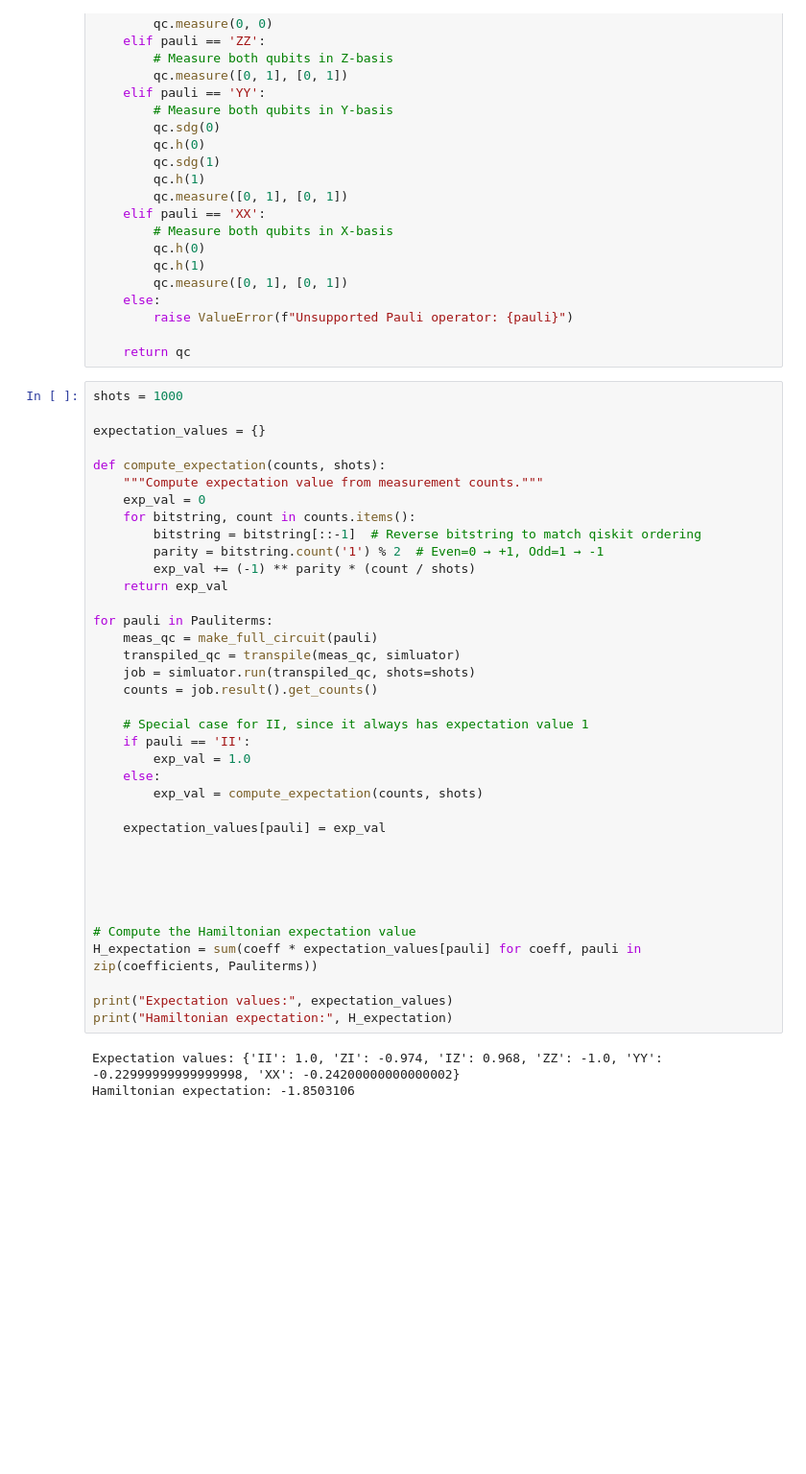
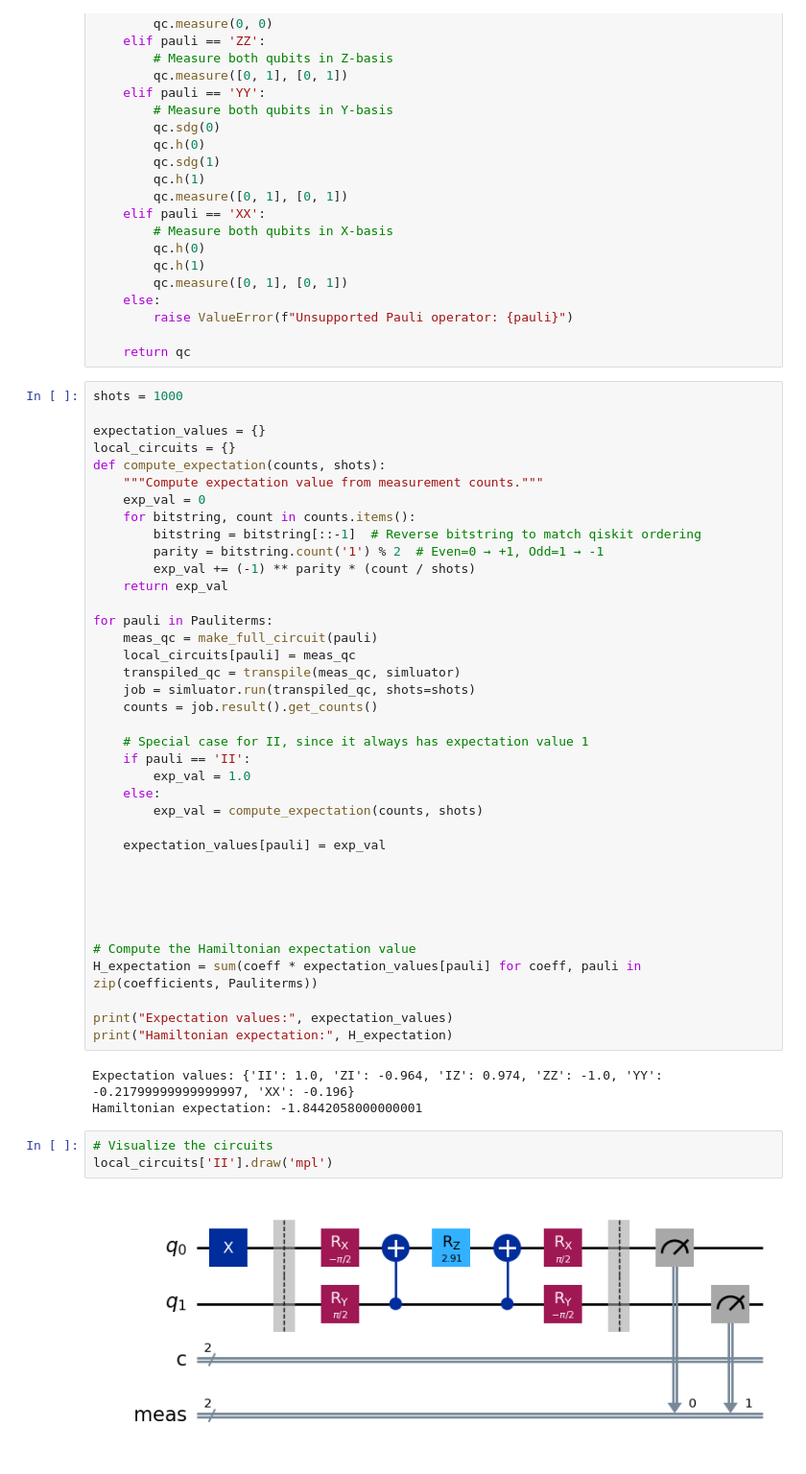
Before and after one commit to JoeJoeNguyen/quantumComputing, a Jupyter notebook: QML/Tqr.ipynb, the cells around one changed output. Shown at 96% size. Drawn from its saved outputs; the diff is of its cells as text; blank space fills up the shorter version.

```diff
--- a/QML/Tqr.ipynb
+++ b/QML/Tqr.ipynb
@@ -547,7 +547,7 @@ def make_full_circuit(pauli):
 shots = 1000
 
 expectation_values = {}
-
+local_circuits = {}
 def compute_expectation(counts, shots):
     """Compute expectation value from measurement counts."""
     exp_val = 0
@@ -559,6 +559,7 @@ def compute_expectation(counts, shots):
 
 for pauli in Pauliterms:
     meas_qc = make_full_circuit(pauli)
+    local_circuits[pauli] = meas_qc
     transpiled_qc = transpile(meas_qc, simluator)
     job = simluator.run(transpiled_qc, shots=shots)
     counts = job.result().get_counts()
@@ -581,5 +582,10 @@ H_expectation = sum(coeff * expectation_values[pauli] for coeff, pauli in zip(co
 print("Expectation values:", expectation_values)
 print("Hamiltonian expectation:", H_expectation)
 # %% [output]
-Expectation values: {'II': 1.0, 'ZI': -0.974, 'IZ': 0.968, 'ZZ': -1.0, 'YY': -0.22999999999999998, 'XX': -0.24200000000000002}
-Hamiltonian expectation: -1.8503106
+Expectation values: {'II': 1.0, 'ZI': -0.964, 'IZ': 0.974, 'ZZ': -1.0, 'YY': -0.21799999999999997, 'XX': -0.196}
+Hamiltonian expectation: -1.8442058000000001
+# %%
+# Visualize the circuits
+local_circuits['II'].draw('mpl')
+# %% [output]
+[figure, added]
```
Also changed, not shown: parts of 16 cells of this notebook.
